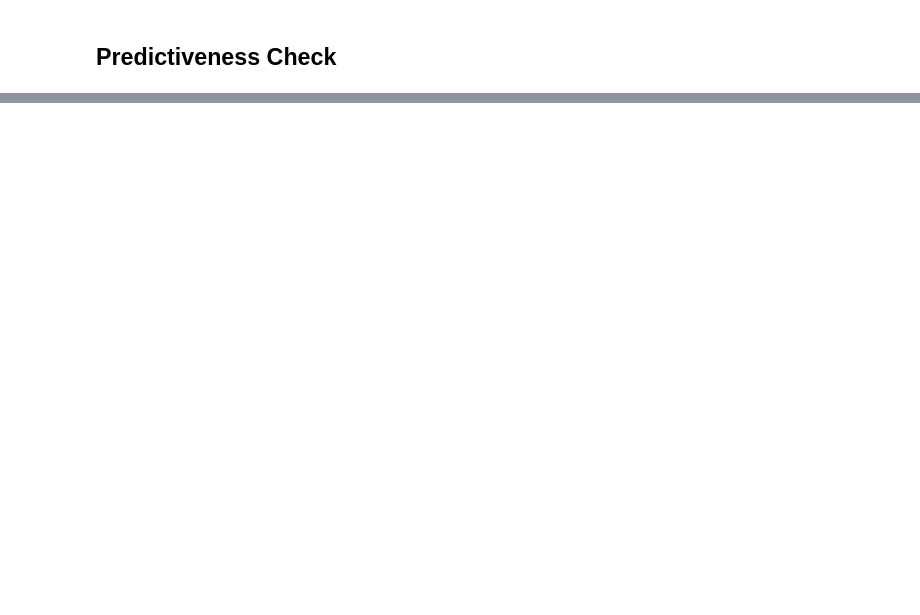
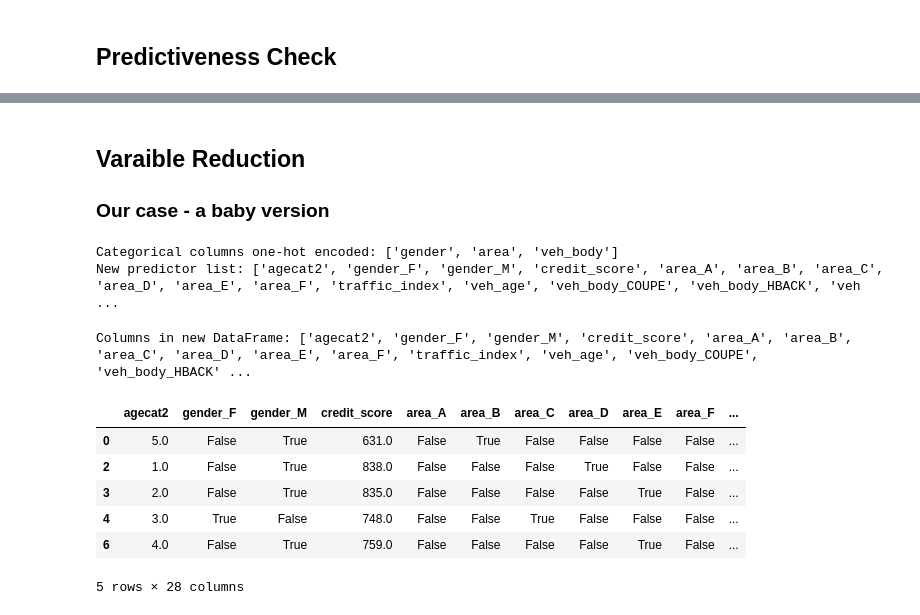
Before and after one commit to mengjin67/data_science_bootcamp_lecture_1, a Jupyter notebook: analysis_pipeline/data_exploration.ipynb, the cells around one changed output, grey strips where cells are left out. Saved outputs shown, nothing was run; the diff lists cells and outputs as text; code cells hidden in the pictures; blank space fills up the shorter version.

```diff
--- a/analysis_pipeline/data_exploration.ipynb
+++ b/analysis_pipeline/data_exploration.ipynb
@@ -343,3 +327,41 @@ pcl.plot_all()
 --- Predictiveness Plot for veh_age ---
 [figure]
 ... (4 outputs left out)
+# %% [markdown]
+## Varaible Reduction
+### Our case - a baby version
+# %%
+# One-hot encode categorical variables in pred_lst
+categorical_cols = [col for col in pred_lst if train_data[col].dtype == 'object' or str(train_data[col].dtype).startswith('category')]
+train_data_encoded = pd.get_dummies(train_data, columns=categorical_cols, drop_first=False)
+
+# Update pred_lst to include new dummy variable columns
+new_pred_lst = []
+for col in pred_lst:
+    if col in categorical_cols:
+        new_pred_lst.extend([c for c in train_data_encoded.columns if c.startswith(col + '_')])
+    else:
+        new_pred_lst.append(col)
+
+print('Categorical columns one-hot encoded:', categorical_cols)
+print('New predictor list:', new_pred_lst)
+# %% [output]
+Categorical columns one-hot encoded: ['gender', 'area', 'veh_body']
+New predictor list: ['agecat2', 'gender_F', 'gender_M', 'credit_score', 'area_A', 'area_B', 'area_C', 'area_D', 'area_E', 'area_F', 'traffic_index', 'veh_age', 'veh_body_COUPE', 'veh_body_HBACK', 'veh ...
+# %%
+# Create a new DataFrame with 'var_1', all numerical variables in pred_lst and new_pred_lst
+# Identify numerical columns in pred_lst and new_pred_lst
+num_pred_cols = [col for col in pred_lst if pd.api.types.is_numeric_dtype(train_data[col])]
+selected_cols = new_pred_lst + num_pred_cols
+train_data_num = train_data_encoded[selected_cols].copy()
+print('Columns in new DataFrame:', train_data_num.columns.tolist())
+train_data_num.head(5)
+# %% [output]
+Columns in new DataFrame: ['agecat2', 'gender_F', 'gender_M', 'credit_score', 'area_A', 'area_B', 'area_C', 'area_D', 'area_E', 'area_F', 'traffic_index', 'veh_age', 'veh_body_COUPE', 'veh_body_HBACK' ...
+|  | agecat2 | gender_F | gender_M | credit_score | area_A | area_B | area_C | area_D | area_E | area_F | ... |
+| 0 | 5.0 | False | True | 631.0 | False | True | False | False | False | False | ... |
+| 2 | 1.0 | False | True | 838.0 | False | False | False | True | False | False | ... |
+| 3 | 2.0 | False | True | 835.0 | False | False | False | False | True | False | ... |
+| 4 | 3.0 | True | False | 748.0 | False | False | True | False | False | False | ... |
+| 6 | 4.0 | False | True | 759.0 | False | False | False | False | True | False | ... |
+5 rows × 28 columns
```
Also changed, not shown: parts of 6 cells of this notebook, 8 other files.
